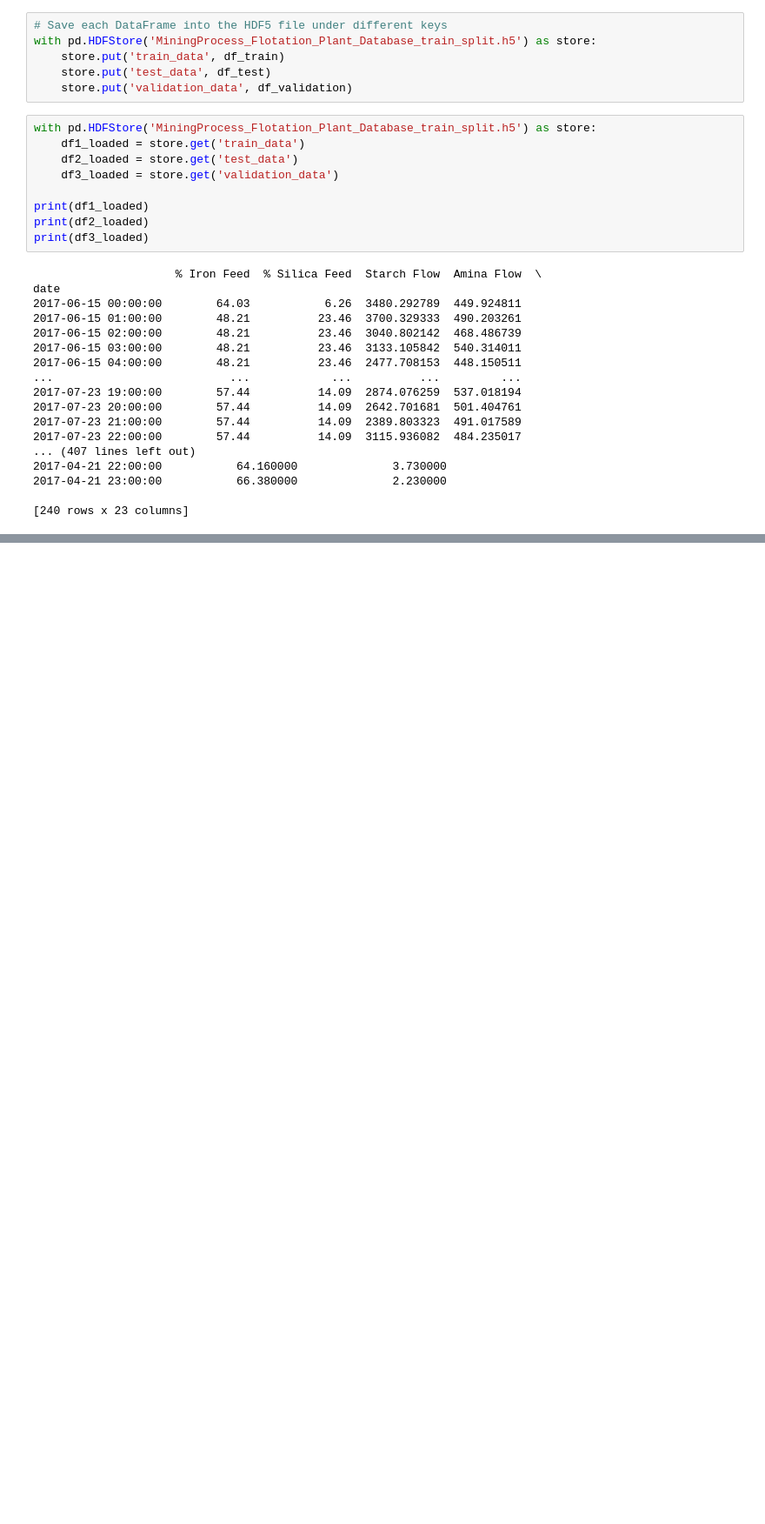
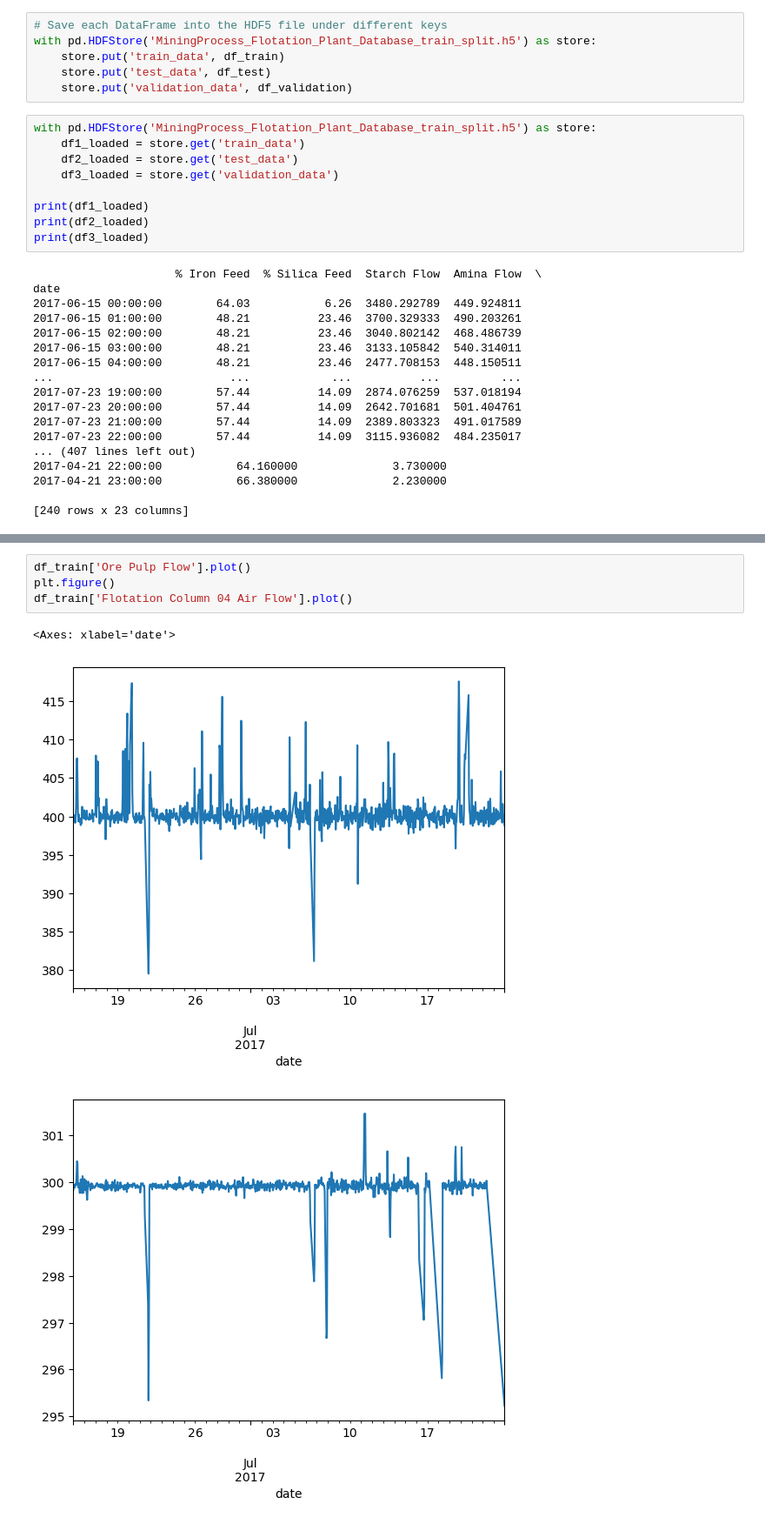
Before and after one commit to PauliAnt/ADAML_PA, a Jupyter notebook: data_pretreatement.ipynb, the cells around one changed output, grey strips where cells are left out. Shown: that part at 87% size. Saved outputs shown, nothing was run; the diff lists cells and outputs as text; blank space fills up the shorter version.

```diff
--- a/data_pretreatement.ipynb
+++ b/data_pretreatement.ipynb
@@ -144,3 +146,11 @@ See the caveats in the documentation: https://pandas.pydata.org/pandas-docs/stab
+# %%
+df_train['Ore Pulp Flow'].plot()
+plt.figure()
+df_train['Flotation Column 04 Air Flow'].plot()
+# %% [output]
+<Axes: xlabel='date'>
+[figure, added]
+[figure, added]
 # %%
 df_train['Ore Pulp Flow'].plot()
 # %% [output]
```
Also changed, not shown: parts of 2 cells of this notebook.
